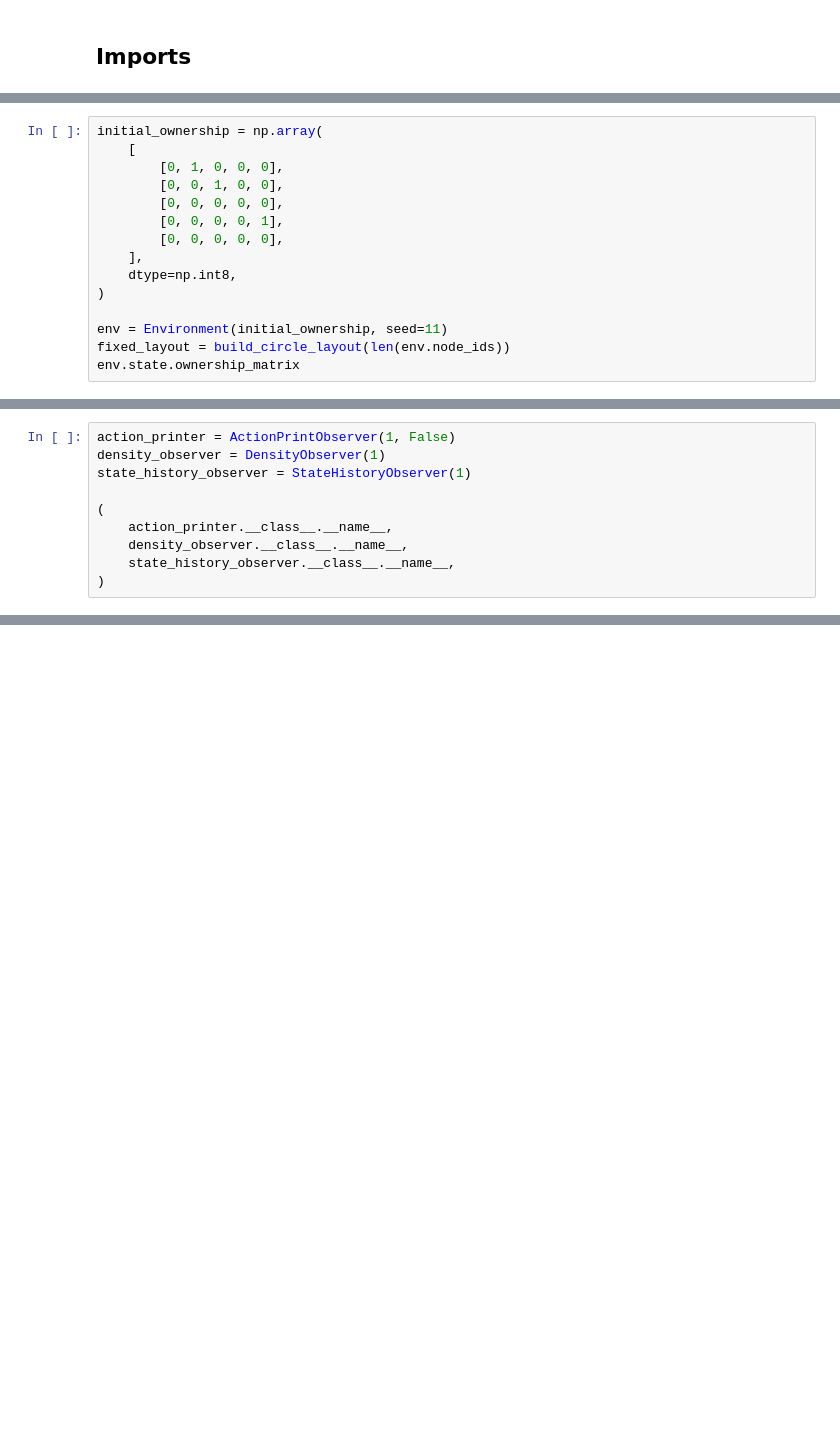
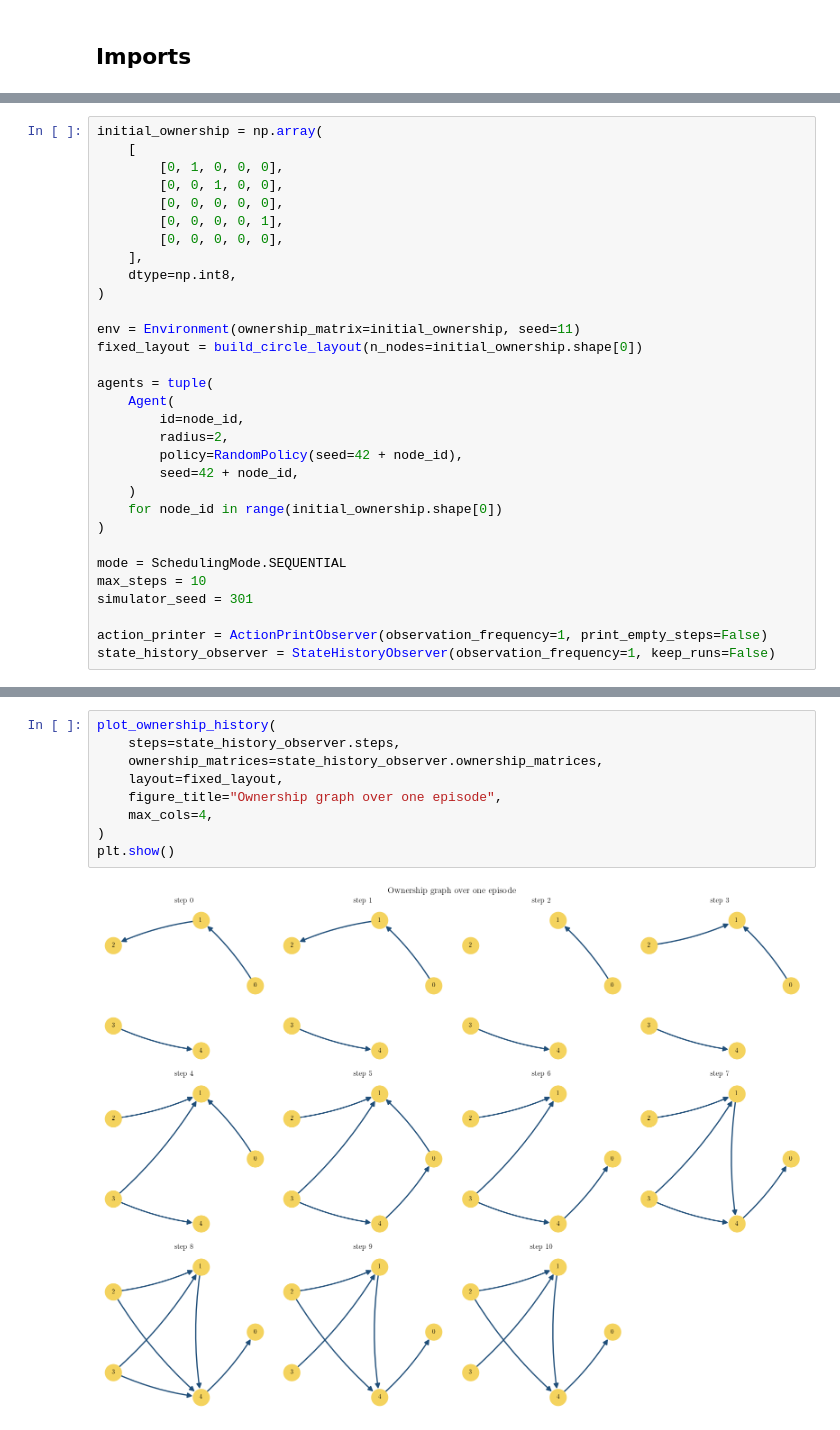
Before and after one commit to hdahmou/Network_creation, a Jupyter notebook: notebooks/simulation_examples.ipynb, the cells around one changed output, grey strips where cells are left out. Cells and saved outputs as stored; diff of their text form; blank space fills up the shorter version.

```diff
--- a/notebooks/simulation_examples.ipynb
+++ b/notebooks/simulation_examples.ipynb
@@ -73,6 +54,22 @@ initial_ownership = np.array(
     dtype=np.int8,
 )
 
-env = Environment(initial_ownership, seed=11)
-fixed_layout = build_circle_layout(len(env.node_ids))
-env.state.ownership_matrix
+env = Environment(ownership_matrix=initial_ownership, seed=11)
+fixed_layout = build_circle_layout(n_nodes=initial_ownership.shape[0])
+
+agents = tuple(
+    Agent(
+        id=node_id,
+        radius=2,
+        policy=RandomPolicy(seed=42 + node_id),
+        seed=42 + node_id,
+    )
+    for node_id in range(initial_ownership.shape[0])
+)
+
+mode = SchedulingMode.SEQUENTIAL
+max_steps = 10
+simulator_seed = 301
+
+action_printer = ActionPrintObserver(observation_frequency=1, print_empty_steps=False)
+state_history_observer = StateHistoryObserver(observation_frequency=1, keep_runs=False)
@@ -113,10 +75,0 @@ simulator_seed = 301
-# %%
-action_printer = ActionPrintObserver(1, False)
-density_observer = DensityObserver(1)
-state_history_observer = StateHistoryObserver(1)
-
-(
-    action_printer.__class__.__name__,
-    density_observer.__class__.__name__,
-    state_history_observer.__class__.__name__,
-)
@@ -228,0 +107,11 @@ plt.show()
+# %%
+plot_ownership_history(
+    steps=state_history_observer.steps,
+    ownership_matrices=state_history_observer.ownership_matrices,
+    layout=fixed_layout,
+    figure_title="Ownership graph over one episode",
+    max_cols=4,
+)
+plt.show()
+# %% [output]
+[figure, added]
```
Also changed, not shown: parts of 25 cells of this notebook, 33 other files.
